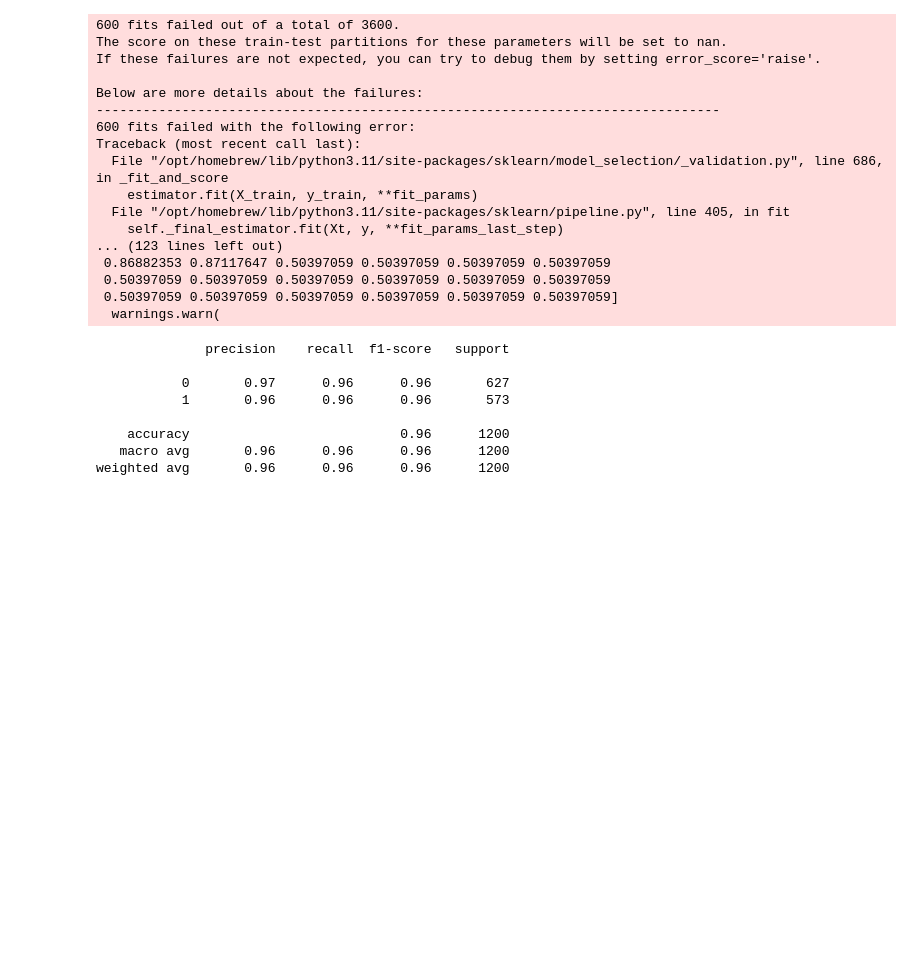
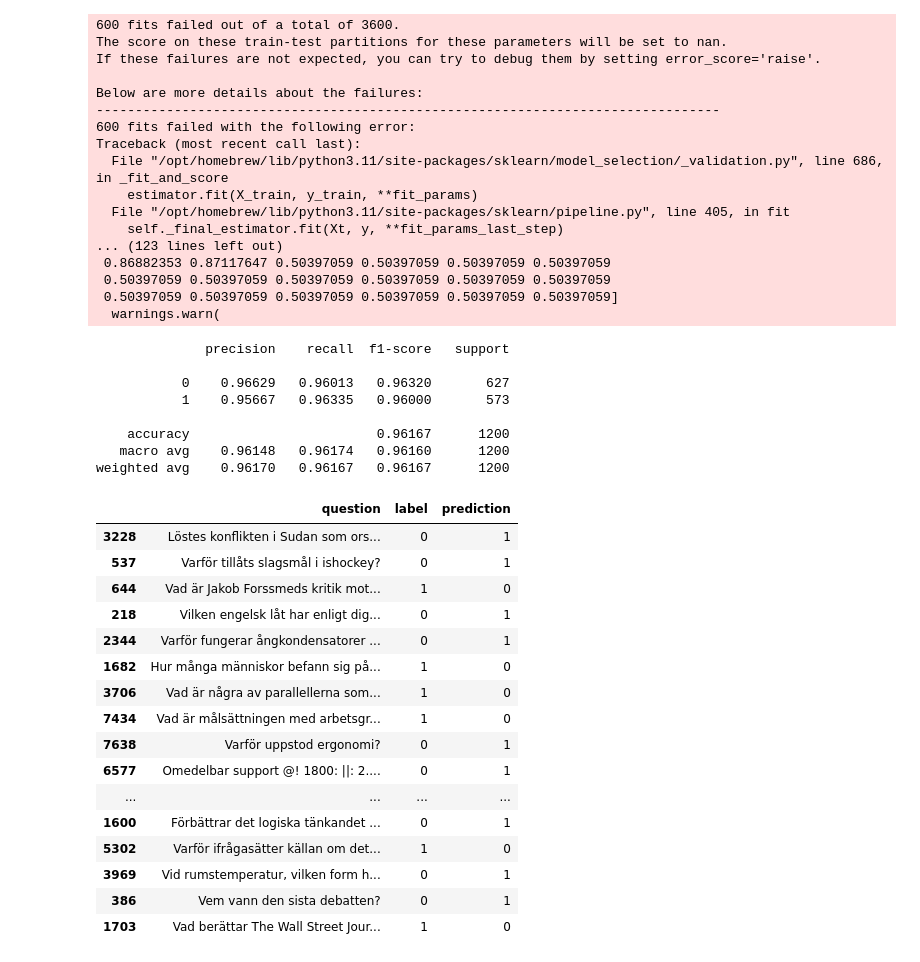
Before and after one commit to johannordling/tdde16_project, a Jupyter notebook: method/baseline/baseline.ipynb, the cells around one changed output. Drawn from its saved outputs; the diff is of its cells as text; code cells hidden in the pictures; blank space fills up the shorter version.

```diff
--- a/method/baseline/main.ipynb
+++ b/method/baseline/baseline.ipynb
@@ -13,7 +13,7 @@ data.head()
 | 4 | Vad hävdar Ryska försvarsdepartem... | 1 |
 # %%
 # Divide the data into train and test
-training_data, test_data = sklearn.model_selection.train_test_split(data, test_size = 0.15, random_state = 1)
+training_data, test_data = sklearn.model_selection.train_test_split(data, test_size = 0.2, random_state = 1)
 print("training data: ", training_data.shape)
 print("testing data: ", test_data.shape)
 # %% [output]
@@ -78,14 +78,41 @@ pipelineBestParams = sklearn.pipeline.Pipeline([
 pipelineBestParams.fit(training_data['question'], training_data['label'])
 predictions = pipelineBestParams.predict(test_data['question'])
 
-report = sklearn.metrics.classification_report(test_data['label'], predictions)
+report = sklearn.metrics.classification_report(test_data['label'], predictions, digits=5)
 print(report)
 # %% [output]
               precision    recall  f1-score   support
 
-           0       0.97      0.96      0.96       627
-           1       0.96      0.96      0.96       573
+           0    0.96629   0.96013   0.96320       627
+           1    0.95667   0.96335   0.96000       573
 
-    accuracy                           0.96      1200
-   macro avg       0.96      0.96      0.96      1200
-weighted avg       0.96      0.96      0.96      1200
+    accuracy                        0.96167      1200
+   macro avg    0.96148   0.96174   0.96160      1200
+weighted avg    0.96170   0.96167   0.96167      1200
+# %%
+# Show the questions that were misclassified
+# Prevent truncation of text
+pd.set_option('display.max_colwidth', None)
+# Show more rows
+pd.set_option('display.max_rows', 150)
+
+test_data['prediction'] = predictions
+test_data[test_data['label'] != test_data['prediction']]
+# %% [output]
+|  | question | label | prediction |
+| 3228 | Löstes konflikten i Sudan som ors... | 0 | 1 |
+| 537 | Varför tillåts slagsmål i ishockey? | 0 | 1 |
+| 644 | Vad är Jakob Forssmeds kritik mot... | 1 | 0 |
+| 218 | Vilken engelsk låt har enligt dig... | 0 | 1 |
+| 2344 | Varför fungerar ångkondensatorer ... | 0 | 1 |
+| 1682 | Hur många människor befann sig på... | 1 | 0 |
+| 3706 | Vad är några av parallellerna som... | 1 | 0 |
+| 7434 | Vad är målsättningen med arbetsgr... | 1 | 0 |
+| 7638 | Varför uppstod ergonomi? | 0 | 1 |
+| 6577 | Omedelbar support @! 1800: ||: 2.... | 0 | 1 |
+| ... | ... | ... | ... |
+| 1600 | Förbättrar det logiska tänkandet ... | 0 | 1 |
+| 5302 | Varför ifrågasätter källan om det... | 1 | 0 |
+| 3969 | Vid rumstemperatur, vilken form h... | 0 | 1 |
+| 386 | Vem vann den sista debatten? | 0 | 1 |
+| 1703 | Vad berättar The Wall Street Jour... | 1 | 0 |
```
Also changed, not shown: 2 other files.
